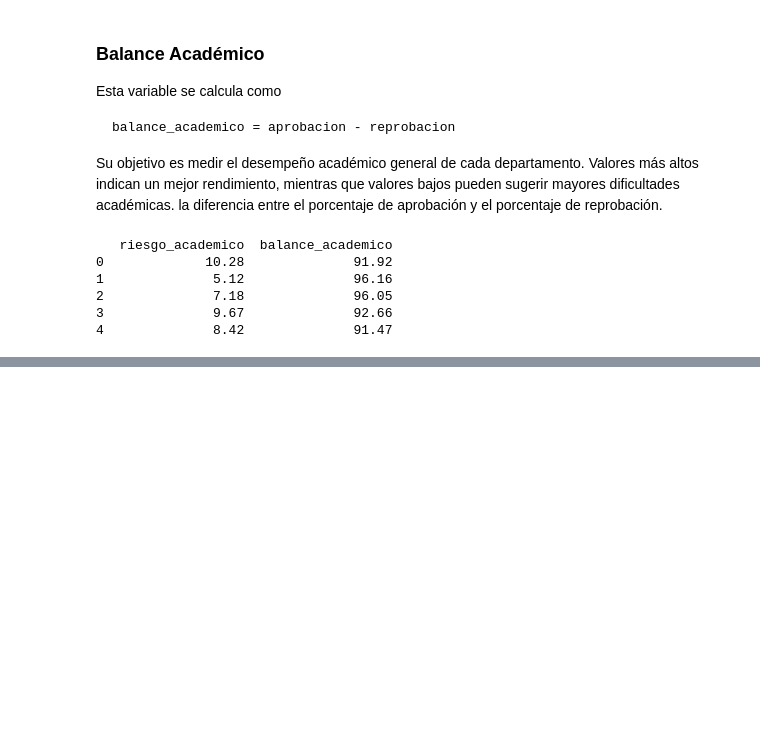
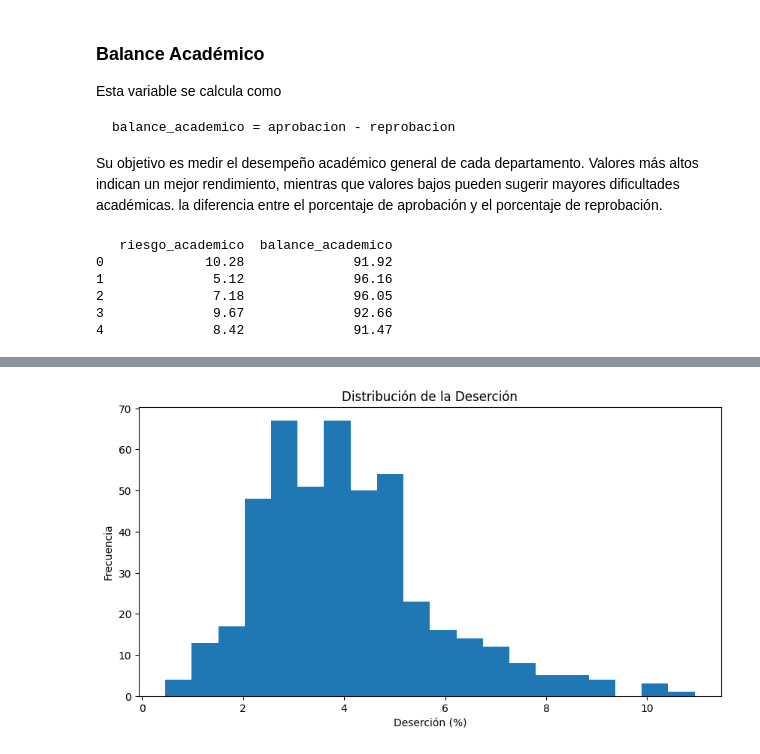
Before and after one commit to Pininita/student-dropout-analysis-colombia, a Jupyter notebook: notebooks/extraction_socrata.ipynb, the cells around one changed output, grey strips where cells are left out. Saved outputs shown, nothing was run; the diff lists cells and outputs as text; code cells hidden in the pictures; blank space fills up the shorter version.

Commit message:
feat: implement univariate analysis and distribution graphics

```diff
--- a/notebooks/extraction_socrata.ipynb
+++ b/notebooks/extraction_socrata.ipynb
@@ -169,0 +185,4 @@ print(df[['riesgo_academico','balance_academico']].head())
+# %%
+# configuracion de grafico
+
+plt.rcParams["figure.figsize"] = (10,5)
@@ -169,0 +210,10 @@ print(df[['riesgo_academico','balance_academico']].head())
+# %%
+plt.hist(df["desercion"], bins=20)
+
+plt.title("Distribución de la Deserción")
+plt.xlabel("Deserción (%)")
+plt.ylabel("Frecuencia")
+
+plt.show()
+# %% [output]
+[figure, added]
```
Also changed, not shown: parts of 19 cells of this notebook.
